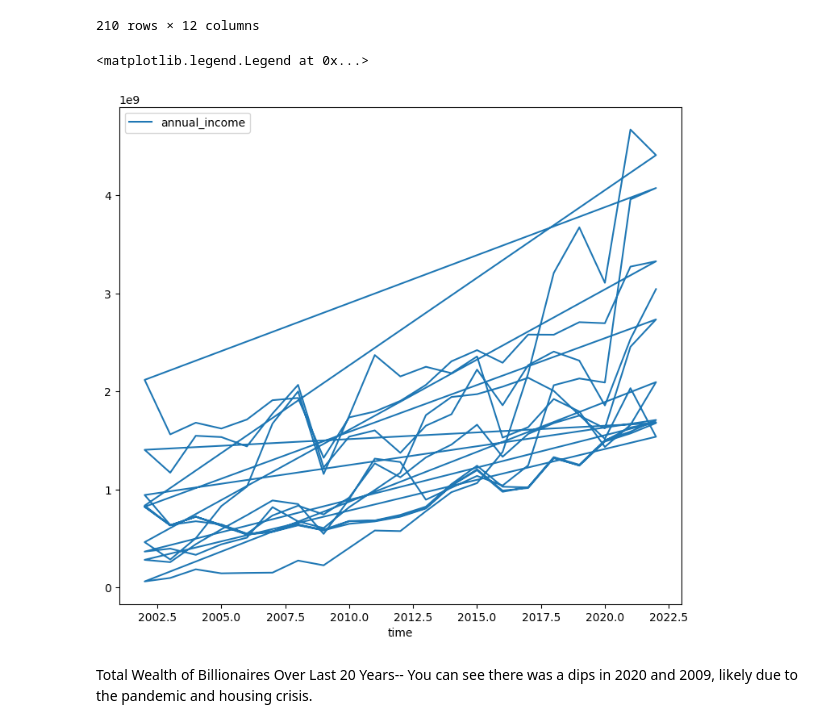
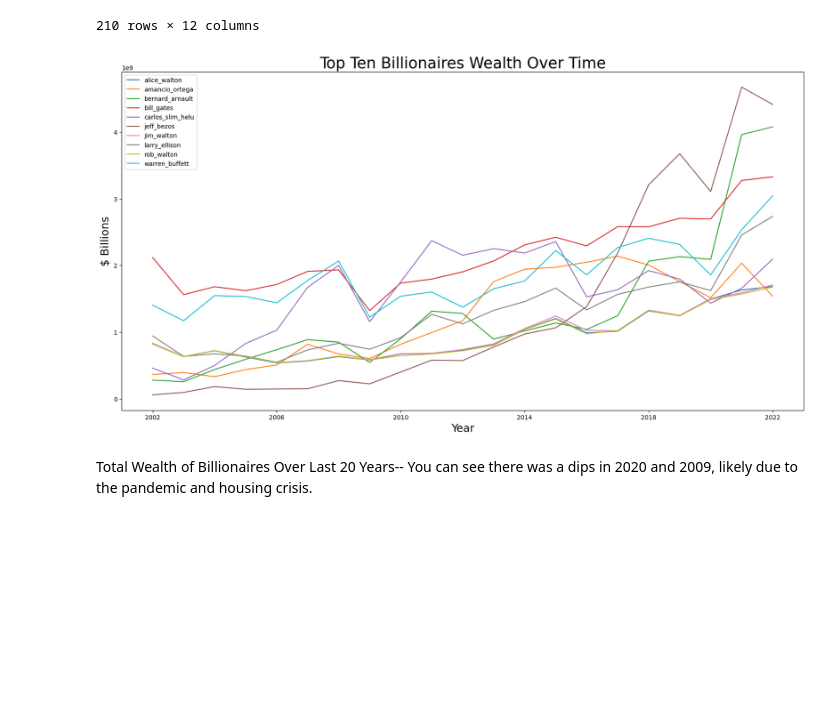
Before and after one commit to thealura/project_billionaires, a Jupyter notebook: PROJECT_1.ipynb, the cells around one changed output. Cells and saved outputs as stored; diff of their text form; code cells hidden in the pictures; blank space fills up the shorter version.

```diff
--- a/PROJECT_1.ipynb
+++ b/PROJECT_1.ipynb
@@ -199,15 +191,20 @@ df3.drop_duplicates()
 | 333905 | 91 | Male | 2021 | United States-Nebraska-Omaha | Berkshire Hathaway | Finance & Investments | Berkshire Hathaway | Finance & Investments; Finance an... | ... |
 | 333926 | 91 | Male | 2022 | United States-Nebraska-Omaha | Berkshire Hathaway | Finance & Investments | Berkshire Hathaway | Finance & Investments; Finance an... | ... |
 210 rows × 12 columns
-# %%
-#plot
-mapten = pd.DataFrame(df3, columns=["name_cleaned", "time", "annual_income"])
-mapten.plot(x="time", y=["name_cleaned","annual_income"], kind="line", figsize=(9, 8))
-plt.legend()
-#fix plot by plotting each with new line & color
-# %% [output]
-<matplotlib.legend.Legend at 0x...>
-[figure, removed]
+# %%
+#plot
+mapten = pd.DataFrame(df3, columns=["name_cleaned", "time", "annual_income"])
+mapten.set_index('time', inplace=True)
+mapten.groupby('name_cleaned')['annual_income'].plot(legend=True)
+plt.title("Top Ten Billionaires Wealth Over Time", fontsize='25')
+plt.xlabel('Year', fontsize='18')
+plt.ylabel("$ Billions", fontsize='18')
+plt.legend(fontsize="10")
+x_ticks = [2002, 2006, 2010, 2014, 2018, 2022]
+plt.xticks(ticks=x_ticks)
+plt.rcParams["figure.figsize"] = (20,10)
+# %% [output]
+[figure, added]
 # %% [markdown]
 Total Wealth of Billionaires Over Last 20 Years--
 You can see there was a dips in 2020 and 2009, likely due to the pandemic and housing crisis.
```
Also changed, not shown: parts of 11 cells of this notebook.
